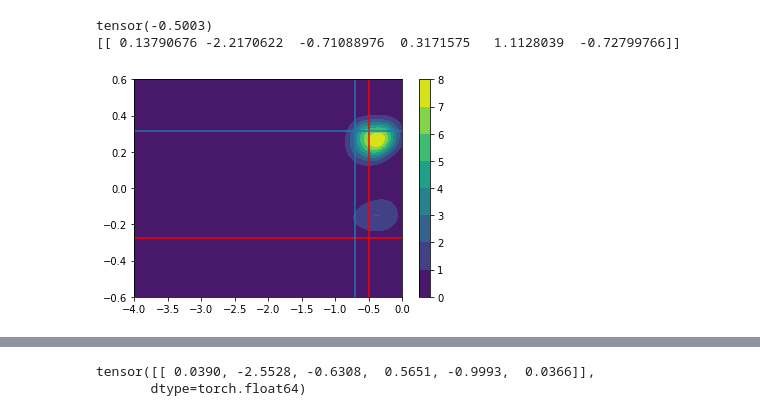
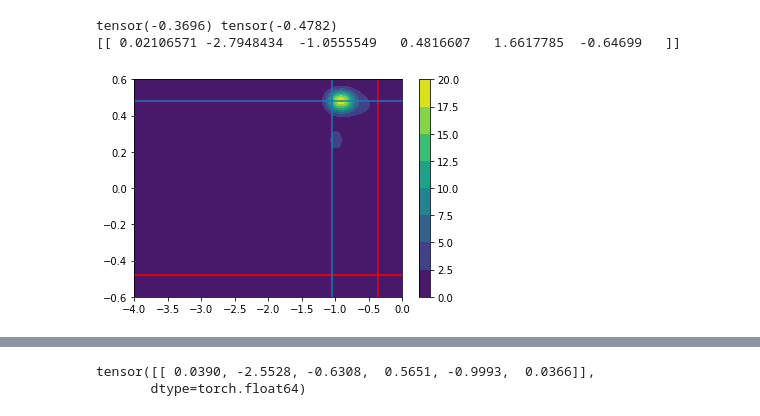
Before and after one commit to haimengzhao/magic-microlensing, a Jupyter notebook: KMT/KMT_reg.ipynb, the cells around one changed output, grey strips where cells are left out. Cells and saved outputs as stored; diff of their text form; code cells hidden in the pictures.

```diff
--- a/KMT/KMT_reg.ipynb
+++ b/KMT/KMT_reg.ipynb
@@ -32,13 +32,13 @@ s = torch.tensor([
     # Planet/Binary
     0.3325, np.nan, 0.2084, np.nan, 0.434,
     # Binary/Plan
-    0.55, np.nan, 0.946, 0.496, np.nan,
+    np.nan, np.nan, 0.946, 0.496, np.nan,
     np.nan, 1.010, 2.6540, 7.1626, np.nan,
     4.799, 6.2676, np.nan,
     # Binary
     3.674, 0.419, 0.49, 0.61, 6.700,
     1.086, 0.8625, 0.5430, 0.530, 1.10,
-    2.049, np.nan, 0.670, 0.4342, 3.6747,
+    2.049, np.nan, np.nan, 0.4342, 3.6747,
     1.304, 0.648, 1.9781, np.nan, 0.836,
     1.6496, 3.007, 1.7635, 0.8117, 2.858,
     3.2155, 2.015, 0.3554, 2.3031, 2.4621,
@@ -59,6 +59,14 @@ nanind = torch.where(~torch.isnan(s))[0]
 q = q[nanind]
 s = s[nanind]
 X_even = X_even[nanind]
+nanind = torch.where(s > 0.3)[0]
+q = q[nanind]
+s = s[nanind]
+X_even = X_even[nanind]
+nanind = torch.where(s < 3)[0]
+q = q[nanind]
+s = s[nanind]
+X_even = X_even[nanind]
 train_coeffs = torchcde.hermite_cubic_coefficients_with_backward_differences(X_even)
 print(len(train_coeffs))
 # %% [output]
@@ -115,7 +123,7 @@ def get_negloglik(pi, normal, y):
 
 num = len(X_even)
 batchsize = len(X_even)
-pred = torch.zeros((num, 6))
+pred = torch.zeros((num, output_dim))
 nll = torch.zeros((num,))
 nll_sample = torch.zeros((num,))
 model.eval()
@@ -249,6 +254,7 @@ mse of log10s:  0.05796574798290026
 # %%
-num = 18
+num = 0
 print(q[num], 10**pred[num, 2])
-plt.plot(X_even[num, :, 0], X_even[num, :, 1])
+print(s[num], 10**pred[num, 3])
+plt.scatter(X_even[num, :, 0], X_even[num, :, 1])
 plt.show()
 # %% [output]
@@ -284,22 +291,22 @@ torch.exp(-model.mdn_loss(pi, normal, model.sample(pi, normal).to(device)).detac
 # %%
-# sample = model.sample(pi, normal).detach().cpu().numpy()
+sample = model.sample(pi, normal).detach().cpu().numpy()
 x, y = torch.meshgrid(torch.linspace(-4, 0, 100), torch.linspace(-0.6, 0.6, 100))
 # x, y = torch.meshgrid(torch.linspace(0, 1, 100), torch.linspace(-0.6, 0.6, 100))
 plt.contourf(x, y, prob.reshape(100, 100))
 # plt.contourf(torch.linspace(0, 1, 100), torch.linspace(-0.6, 0.6, 100), prob.reshape(100, 100).T)
 plt.hlines(np.log10(s[num]), -4, 0, colors='red')
 plt.vlines(np.log10(q[num]), -0.6, 0.6, colors='red')
 # plt.hlines(sample[0, 3], 0, 1)
 # plt.vlines(sample[0, 0], -0.6, 0.6)
 plt.hlines(sample[0, 3], -4, 0)
 plt.vlines(sample[0, 2], -0.6, 0.6)
 plt.colorbar()
-print(torch.log10(q)[num])
+print(torch.log10(q)[num], torch.log10(s)[num])
 print(sample)
 # %% [output]
-tensor(-0.5003)
-[[ 0.13790676 -2.2170622  -0.71088976  0.3171575   1.1128039  -0.72799766]]
+tensor(-0.3696) tensor(-0.4782)
+[[ 0.02106571 -2.7948434  -1.0555549   0.4816607   1.6617785  -0.64699   ]]
-[figure, old version]
+[figure, new version]
 # %%
 sample[0, 0], 10**sample[0, 1], 10**sample[0, 2], 10**sample[0, 3], sample[0, 4]*np.pi, 10**sample[0, 5]
 # %% [output]
```
Also changed, not shown: parts of 23 cells of this notebook.
